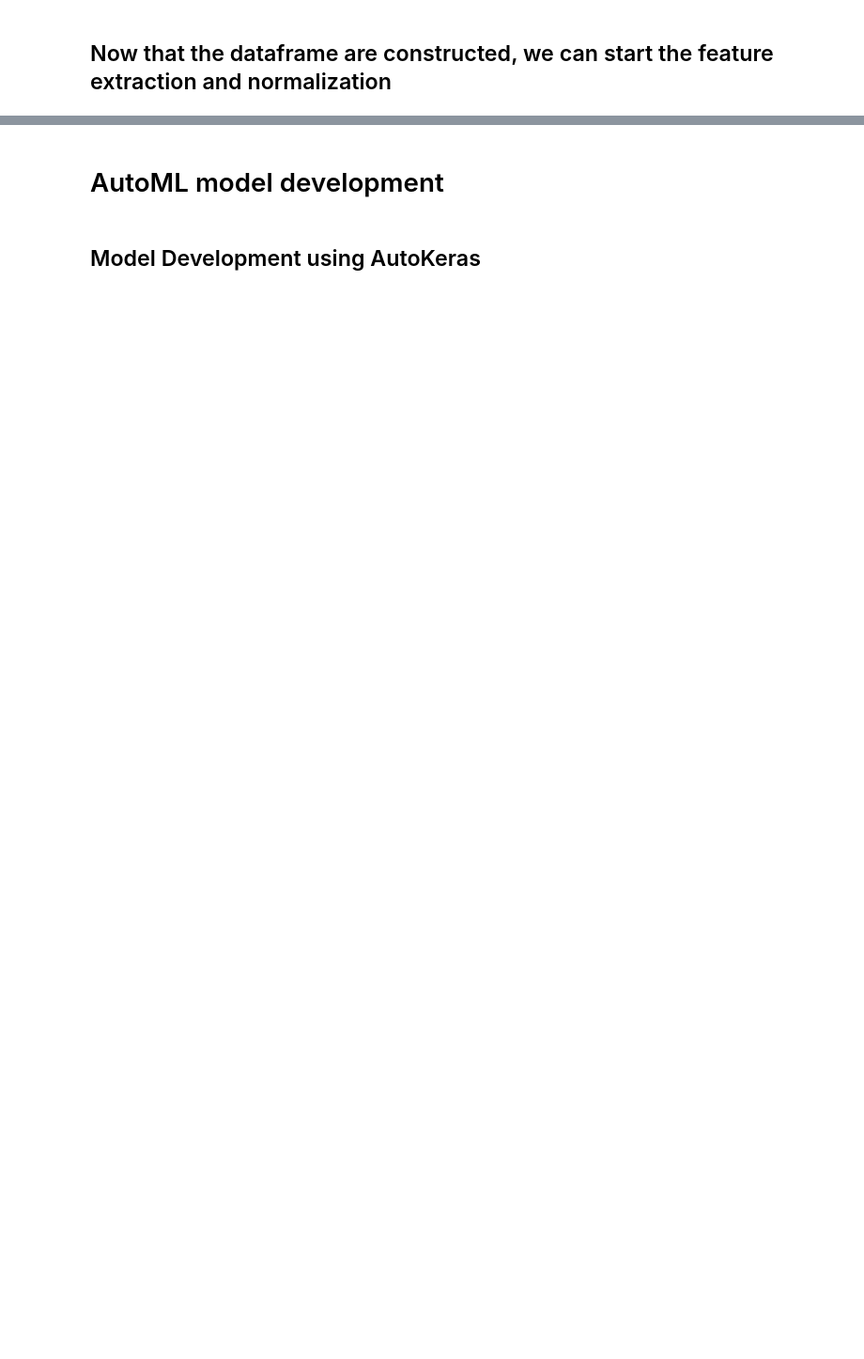
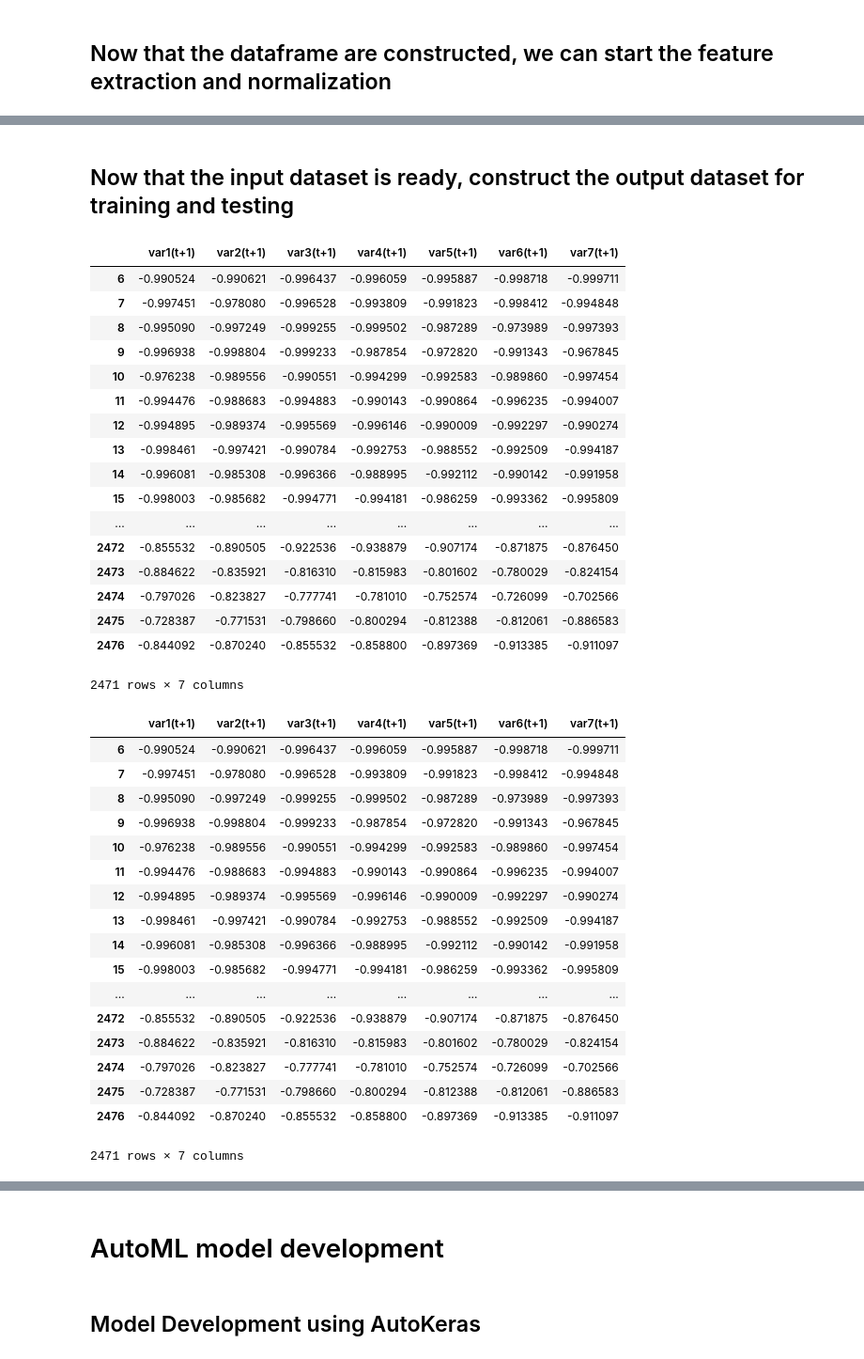
Before and after one commit to abhishekabhishek/mlh-2018, a Jupyter notebook: MLH-2018.ipynb, the cells around one changed output, grey strips where cells are left out. Shown: that part at 94% size. Drawn from its saved outputs; the diff is of its cells as text; code cells hidden in the pictures; blank space fills up the shorter version.

```diff
--- a/MLH-2018.ipynb
+++ b/MLH-2018.ipynb
@@ -119,0 +478,76 @@ from sklearn.preprocessing import MinMaxScaler
+# %% [markdown]
+## Now that the input dataset is ready, construct the output dataset for training and testing
+# %%
+# Create the output dataset for the training and testing the model
+def create_output(data, n_in, n_out, dropnan=True):
+    n_vars = 1 if type(data) is list else data.shape[1]
+    df = DataFrame(data)
+    cols, names = list(), list()
+    # input sequence (t-n, ... t-1)
+    for i in range(n_in, 0, -1):
+        cols.append(df.shift(i))
+        names += [('var%d(t-%d)' % (j+1, i)) for j in range(n_vars)]
+    # forecast sequence (t, t+1, ... t+n)
+    for i in range(1, n_out):
+        cols.append(df.shift(-i))
+        if i == 0:
+            names += [('var%d(t)' % (j+1)) for j in range(n_vars)]
+        else:
+            names += [('var%d(t+%d)' % (j+1, i)) for j in range(n_vars)]
+    # put it all together
+    agg = concat(cols, axis=1)
+    agg.columns = names
+    # drop rows with NaN values
+    if dropnan:
+        agg.dropna(inplace=True)
+    return agg
+# %%
+# Create the train and test output dataset
+
+train_output = create_output(data=train_dataset,
+                            n_in=0,
+                            n_out=2,
+                            dropnan=True)
+
+
+train_output.drop(index=[0,1,2,3,4,5], inplace=True)
+display(train_output)
+
+train_output
+# %% [output]
+|  | var1(t+1) | var2(t+1) | var3(t+1) | var4(t+1) | var5(t+1) | var6(t+1) | var7(t+1) |
+| 6 | -0.990524 | -0.990621 | -0.996437 | -0.996059 | -0.995887 | -0.998718 | -0.999711 |
+| 7 | -0.997451 | -0.978080 | -0.996528 | -0.993809 | -0.991823 | -0.998412 | -0.994848 |
+| 8 | -0.995090 | -0.997249 | -0.999255 | -0.999502 | -0.987289 | -0.973989 | -0.997393 |
+| 9 | -0.996938 | -0.998804 | -0.999233 | -0.987854 | -0.972820 | -0.991343 | -0.967845 |
+| 10 | -0.976238 | -0.989556 | -0.990551 | -0.994299 | -0.992583 | -0.989860 | -0.997454 |
+| 11 | -0.994476 | -0.988683 | -0.994883 | -0.990143 | -0.990864 | -0.996235 | -0.994007 |
+| 12 | -0.994895 | -0.989374 | -0.995569 | -0.996146 | -0.990009 | -0.992297 | -0.990274 |
+| 13 | -0.998461 | -0.997421 | -0.990784 | -0.992753 | -0.988552 | -0.992509 | -0.994187 |
+| 14 | -0.996081 | -0.985308 | -0.996366 | -0.988995 | -0.992112 | -0.990142 | -0.991958 |
+| 15 | -0.998003 | -0.985682 | -0.994771 | -0.994181 | -0.986259 | -0.993362 | -0.995809 |
+| ... | ... | ... | ... | ... | ... | ... | ... |
+| 2472 | -0.855532 | -0.890505 | -0.922536 | -0.938879 | -0.907174 | -0.871875 | -0.876450 |
+| 2473 | -0.884622 | -0.835921 | -0.816310 | -0.815983 | -0.801602 | -0.780029 | -0.824154 |
+| 2474 | -0.797026 | -0.823827 | -0.777741 | -0.781010 | -0.752574 | -0.726099 | -0.702566 |
+| 2475 | -0.728387 | -0.771531 | -0.798660 | -0.800294 | -0.812388 | -0.812061 | -0.886583 |
+| 2476 | -0.844092 | -0.870240 | -0.855532 | -0.858800 | -0.897369 | -0.913385 | -0.911097 |
+2471 rows × 7 columns
+|  | var1(t+1) | var2(t+1) | var3(t+1) | var4(t+1) | var5(t+1) | var6(t+1) | var7(t+1) |
+| 6 | -0.990524 | -0.990621 | -0.996437 | -0.996059 | -0.995887 | -0.998718 | -0.999711 |
+| 7 | -0.997451 | -0.978080 | -0.996528 | -0.993809 | -0.991823 | -0.998412 | -0.994848 |
+| 8 | -0.995090 | -0.997249 | -0.999255 | -0.999502 | -0.987289 | -0.973989 | -0.997393 |
+| 9 | -0.996938 | -0.998804 | -0.999233 | -0.987854 | -0.972820 | -0.991343 | -0.967845 |
+| 10 | -0.976238 | -0.989556 | -0.990551 | -0.994299 | -0.992583 | -0.989860 | -0.997454 |
+| 11 | -0.994476 | -0.988683 | -0.994883 | -0.990143 | -0.990864 | -0.996235 | -0.994007 |
+| 12 | -0.994895 | -0.989374 | -0.995569 | -0.996146 | -0.990009 | -0.992297 | -0.990274 |
+| 13 | -0.998461 | -0.997421 | -0.990784 | -0.992753 | -0.988552 | -0.992509 | -0.994187 |
+| 14 | -0.996081 | -0.985308 | -0.996366 | -0.988995 | -0.992112 | -0.990142 | -0.991958 |
+| 15 | -0.998003 | -0.985682 | -0.994771 | -0.994181 | -0.986259 | -0.993362 | -0.995809 |
+| ... | ... | ... | ... | ... | ... | ... | ... |
+| 2472 | -0.855532 | -0.890505 | -0.922536 | -0.938879 | -0.907174 | -0.871875 | -0.876450 |
+| 2473 | -0.884622 | -0.835921 | -0.816310 | -0.815983 | -0.801602 | -0.780029 | -0.824154 |
+| 2474 | -0.797026 | -0.823827 | -0.777741 | -0.781010 | -0.752574 | -0.726099 | -0.702566 |
+| 2475 | -0.728387 | -0.771531 | -0.798660 | -0.800294 | -0.812388 | -0.812061 | -0.886583 |
+| 2476 | -0.844092 | -0.870240 | -0.855532 | -0.858800 | -0.897369 | -0.913385 | -0.911097 |
+2471 rows × 7 columns
```
Also changed, not shown: parts of 35 cells of this notebook.
